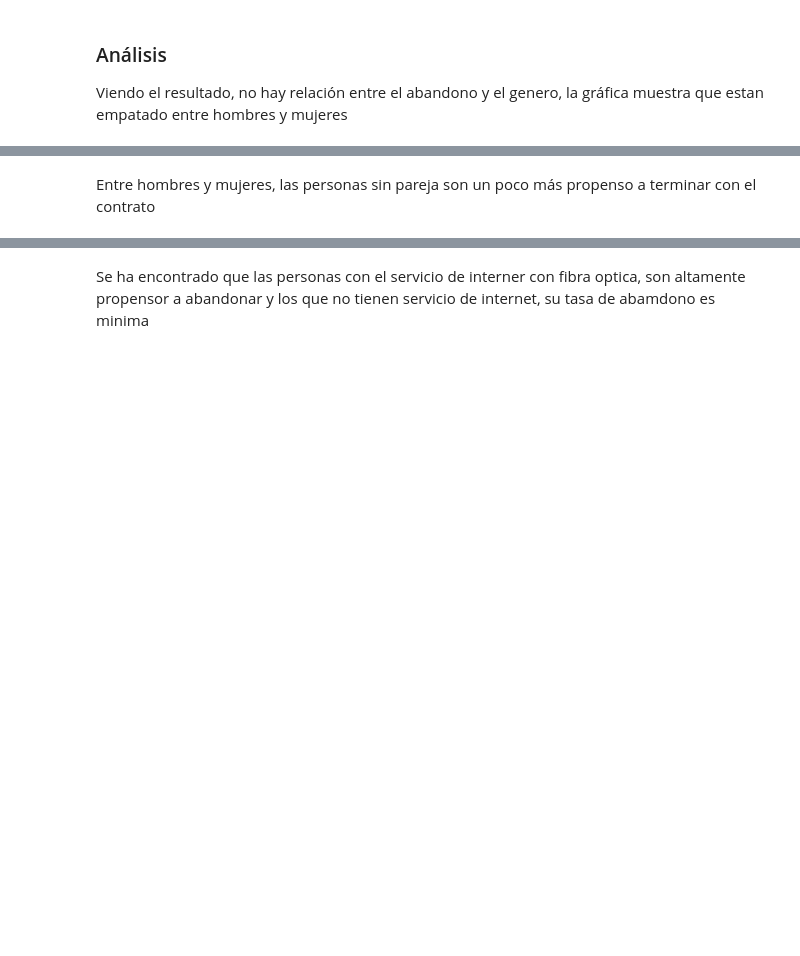
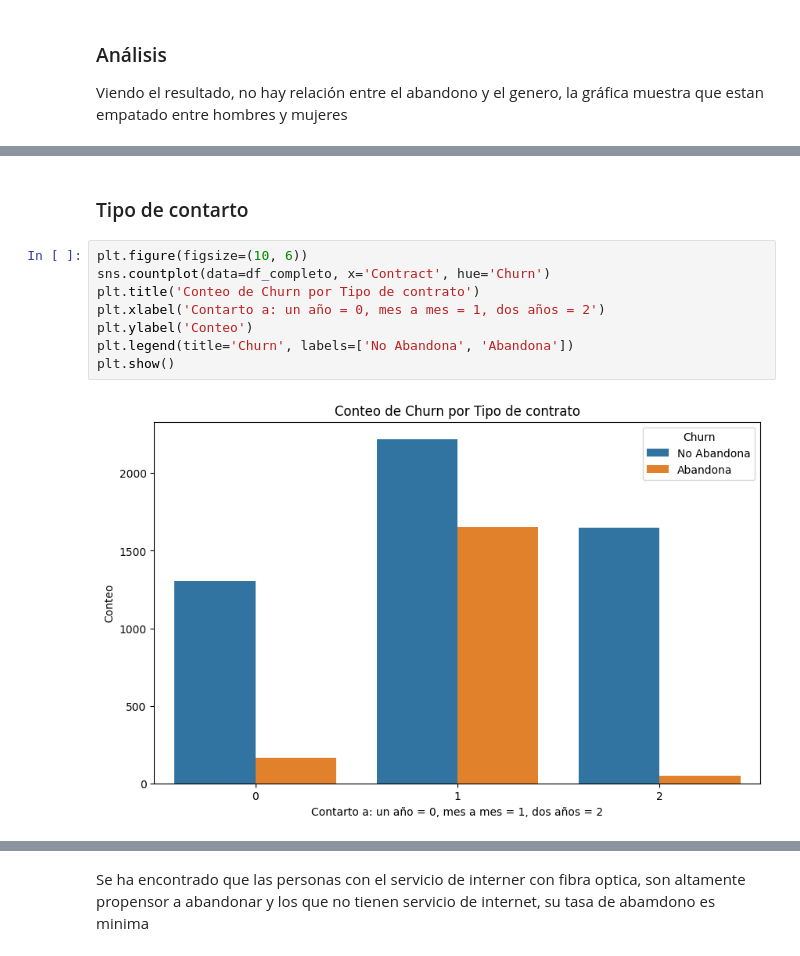
Before and after one commit to Cristiand056/Alura_Teleconx_LATAM, a Jupyter notebook: TelecomX_LATAM.ipynb, the cells around one changed output, grey strips where cells are left out. Cells and saved outputs as stored; diff of their text form; blank space fills up the shorter version.

```diff
--- a/TelecomX_LATAM.ipynb
+++ b/TelecomX_LATAM.ipynb
@@ -227,2 +234,12 @@ plt.show()
-# %% [markdown]
-Entre hombres y mujeres, las personas sin pareja son un poco más propenso a terminar con el contrato
+# %% [markdown]
+### Tipo de contarto
+# %%
+plt.figure(figsize=(10, 6))
+sns.countplot(data=df_completo, x='Contract', hue='Churn')
+plt.title('Conteo de Churn por Tipo de contrato')
+plt.xlabel('Contarto a: un año = 0, mes a mes = 1, dos años = 2')
+plt.ylabel('Conteo')
+plt.legend(title='Churn', labels=['No Abandona', 'Abandona'])
+plt.show()
+# %% [output]
+[figure, added]
```
Also changed, not shown: parts of 25 cells of this notebook.
